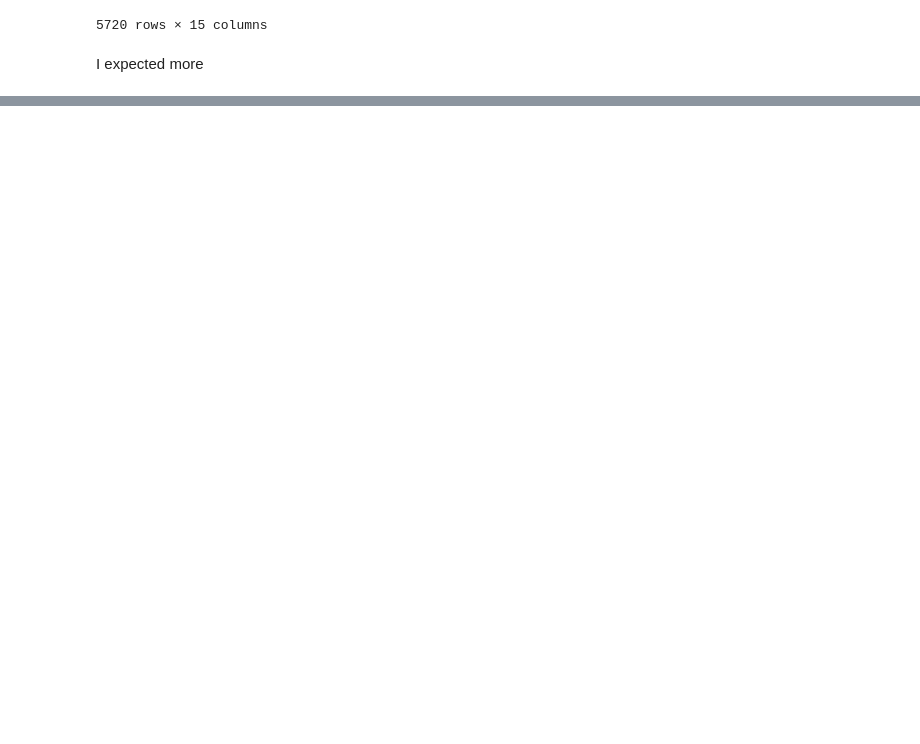
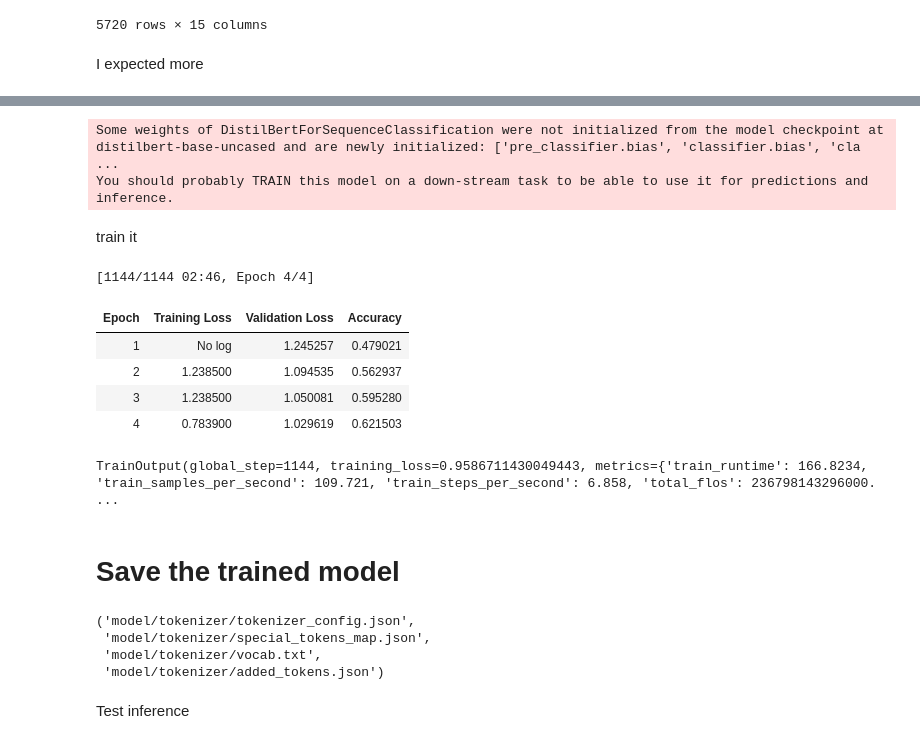
Before and after one commit to MrExplode/lyrics-classifier, a Jupyter notebook: research.ipynb, the cells around one changed output, grey strips where cells are left out. Cells and saved outputs as stored; diff of their text form; code cells hidden in the pictures; blank space fills up the shorter version.

Commit message:
Complete initial idea

```diff
--- a/research.ipynb
+++ b/research.ipynb
@@ -184,0 +272,52 @@ Make me sing, make me sound   (You make me sing and you make me)   Andante, Anda
+# %%
+accuracy = evaluate.load('accuracy')
+# %%
+def compute_metrics(eval):
+  predictions, labels = eval
+  predictions = np.argmax(predictions, axis=1)
+  return accuracy.compute(predictions=predictions, references=labels)
+# %%
+data_collator = DataCollatorWithPadding(tokenizer=tokenizer)
+# %%
+model = AutoModelForSequenceClassification.from_pretrained(
+    "distilbert-base-uncased", num_labels=5, id2label=id2label, label2id=label2id
+)
+# %% [output]
+Some weights of DistilBertForSequenceClassification were not initialized from the model checkpoint at distilbert-base-uncased and are newly initialized: ['pre_classifier.bias', 'classifier.bias', 'cla ...
+You should probably TRAIN this model on a down-stream task to be able to use it for predictions and inference.
+# %% [markdown]
+train it
+# %%
+training_args = TrainingArguments(
+    output_dir="lyrics-classifier",
+    learning_rate=2e-5,
+    per_device_train_batch_size=16,
+    per_device_eval_batch_size=16,
+    num_train_epochs=4,
+    weight_decay=0.01,
+    evaluation_strategy="epoch",
+    save_strategy="epoch",
+    load_best_model_at_end=True
+)
+
+trainer = Trainer(
+    model=model,
+    args=training_args,
+    train_dataset=split["train"],
+    eval_dataset=split["test"],
+    tokenizer=tokenizer,
+    data_collator=data_collator,
+    compute_metrics=compute_metrics,
+)
+
+trainer.train()
+# %% [output]
+[1144/1144 02:46, Epoch 4/4]
+| Epoch | Training Loss | Validation Loss | Accuracy |
+| 1 | No log | 1.245257 | 0.479021 |
+| 2 | 1.238500 | 1.094535 | 0.562937 |
+| 3 | 1.238500 | 1.050081 | 0.595280 |
+| 4 | 0.783900 | 1.029619 | 0.621503 |
+TrainOutput(global_step=1144, training_loss=0.9586711430049443, metrics={'train_runtime': 166.8234, 'train_samples_per_second': 109.721, 'train_steps_per_second': 6.858, 'total_flos': 236798143296000. ...
+# %% [markdown]
+# Save the trained model
@@ -184,0 +326,15 @@ Make me sing, make me sound   (You make me sing and you make me)   Andante, Anda
+# %%
+model_path = 'model/lyrics-classifier.pth'
+model_path_bin = 'model/lyrics-classifier.bin'
+tokenizer_path = 'model/tokenizer'
+
+torch.save(model.state_dict(), model_path)
+torch.save(model.state_dict(), model_path_bin)
+tokenizer.save_pretrained(tokenizer_path)
+# %% [output]
+('model/tokenizer/tokenizer_config.json',
+ 'model/tokenizer/special_tokens_map.json',
+ 'model/tokenizer/vocab.txt',
+ 'model/tokenizer/added_tokens.json')
+# %% [markdown]
+Test inference
```
Also changed, not shown: parts of 27 cells of this notebook, 1 other file.
